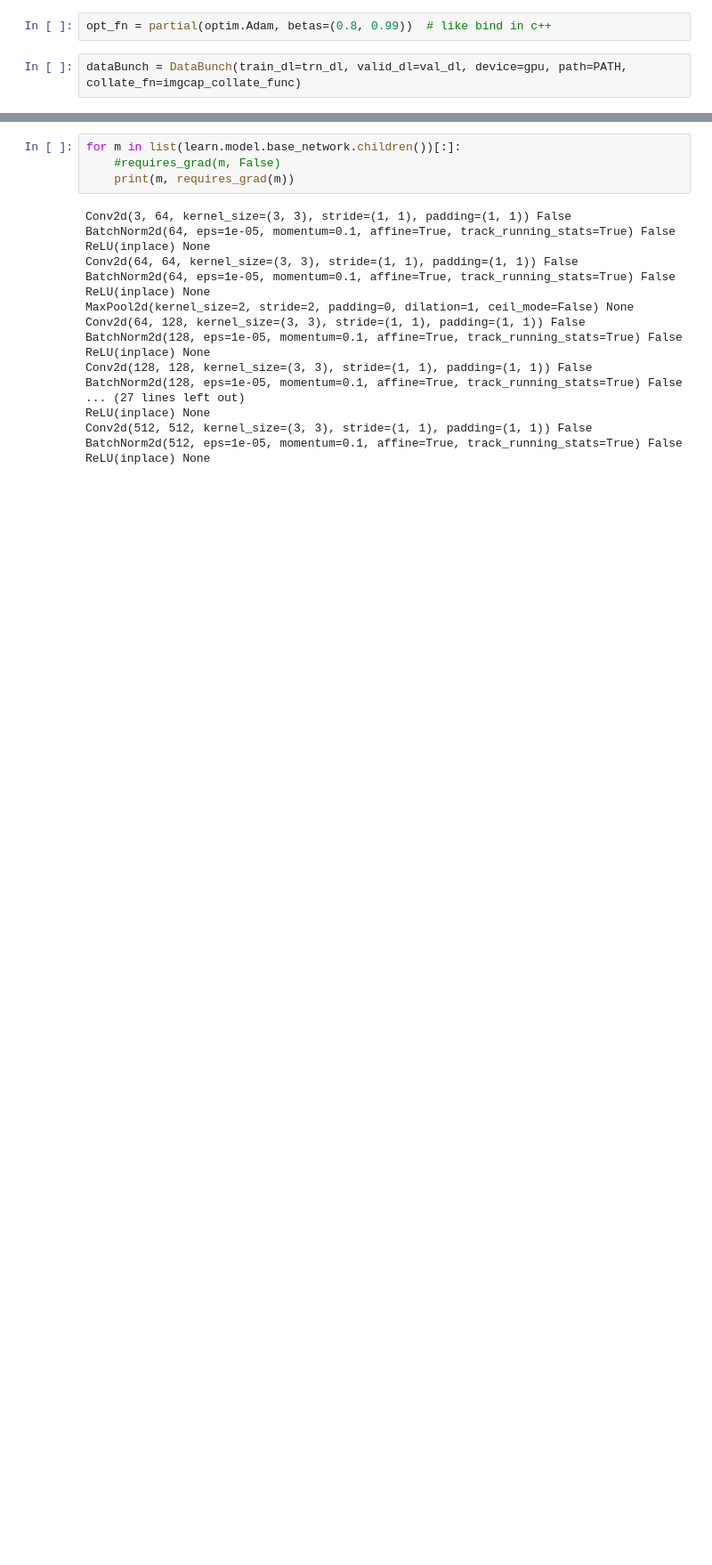
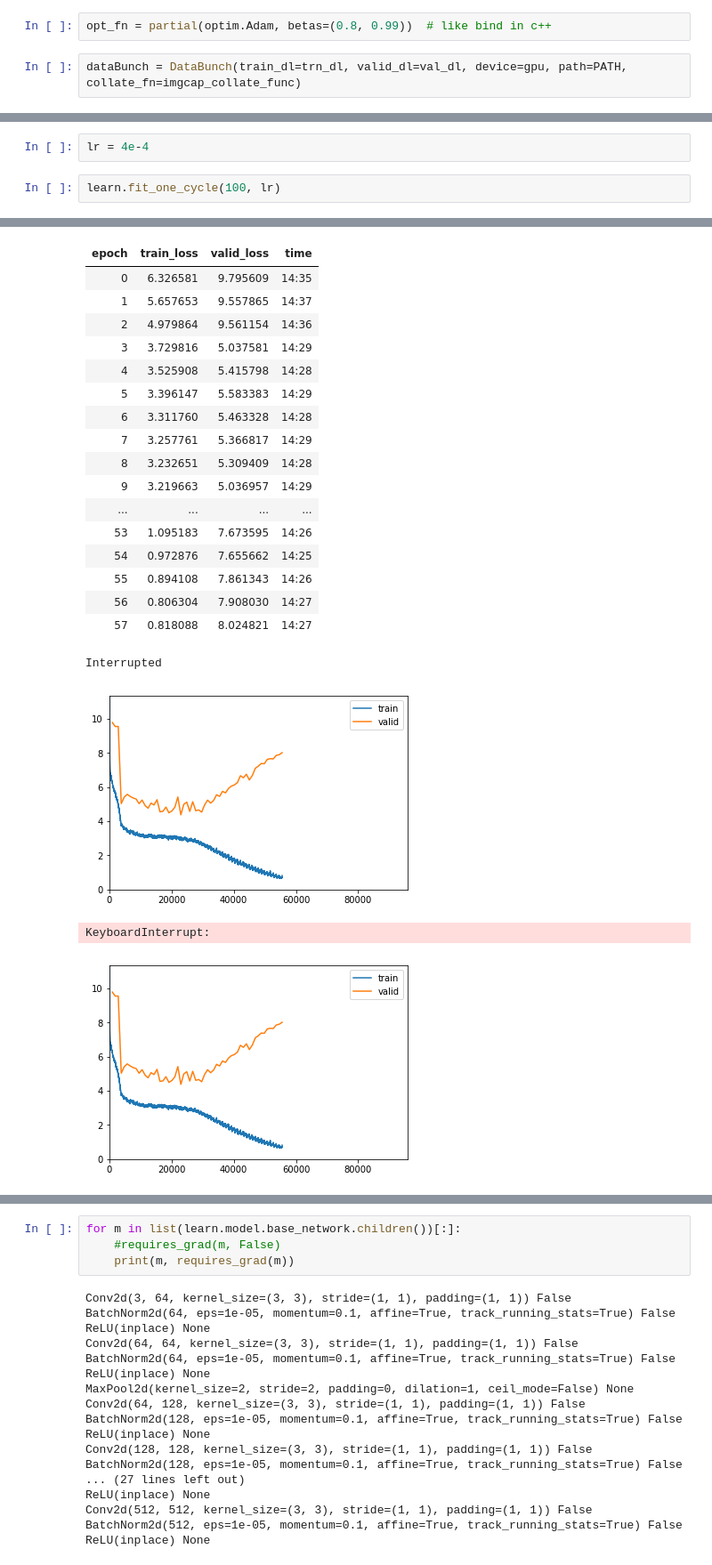
Before and after one commit to fg91/Neural-Image-Caption-Generation-Tutorial, a Jupyter notebook: Image caption generator.ipynb, the cells around one changed output, grey strips where cells are left out. Shown at 89% size. Cells and saved outputs as stored; diff of their text form; blank space fills up the shorter version.

```diff
--- a/Image caption generator.ipynb
+++ b/Image caption generator.ipynb
@@ -1065,0 +1088,5 @@ learn = Learner(data=dataBunch, model=to_device(imgCapGen, gpu), opt_func=opt_fn
+# %%
+lr = 4e-4
+# %%
+learn.fit_one_cycle(100, lr)
+# %% [output]
@@ -1065,0 +1094,21 @@ learn = Learner(data=dataBunch, model=to_device(imgCapGen, gpu), opt_func=opt_fn
+| epoch | train_loss | valid_loss | time |
+| 0 | 6.326581 | 9.795609 | 14:35 |
+| 1 | 5.657653 | 9.557865 | 14:37 |
+| 2 | 4.979864 | 9.561154 | 14:36 |
+| 3 | 3.729816 | 5.037581 | 14:29 |
+| 4 | 3.525908 | 5.415798 | 14:28 |
+| 5 | 3.396147 | 5.583383 | 14:29 |
+| 6 | 3.311760 | 5.463328 | 14:28 |
+| 7 | 3.257761 | 5.366817 | 14:29 |
+| 8 | 3.232651 | 5.309409 | 14:28 |
+| 9 | 3.219663 | 5.036957 | 14:29 |
+| ... | ... | ... | ... |
+| 53 | 1.095183 | 7.673595 | 14:26 |
+| 54 | 0.972876 | 7.655662 | 14:25 |
+| 55 | 0.894108 | 7.861343 | 14:26 |
+| 56 | 0.806304 | 7.908030 | 14:27 |
+| 57 | 0.818088 | 8.024821 | 14:27 |
+Interrupted
+[figure, added]
+KeyboardInterrupt:
+[figure, added]
```
Also changed, not shown: parts of 23 cells of this notebook.
